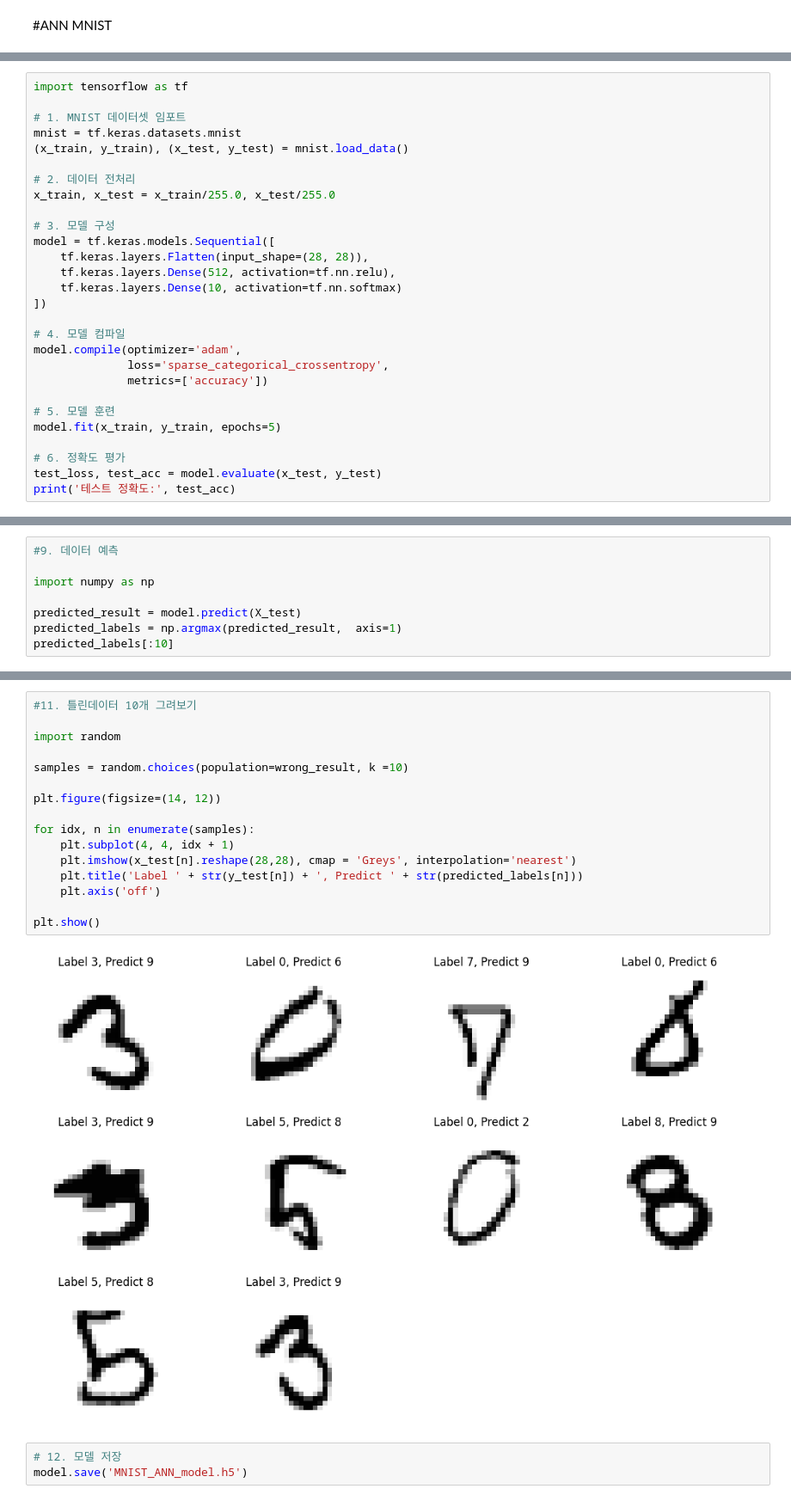
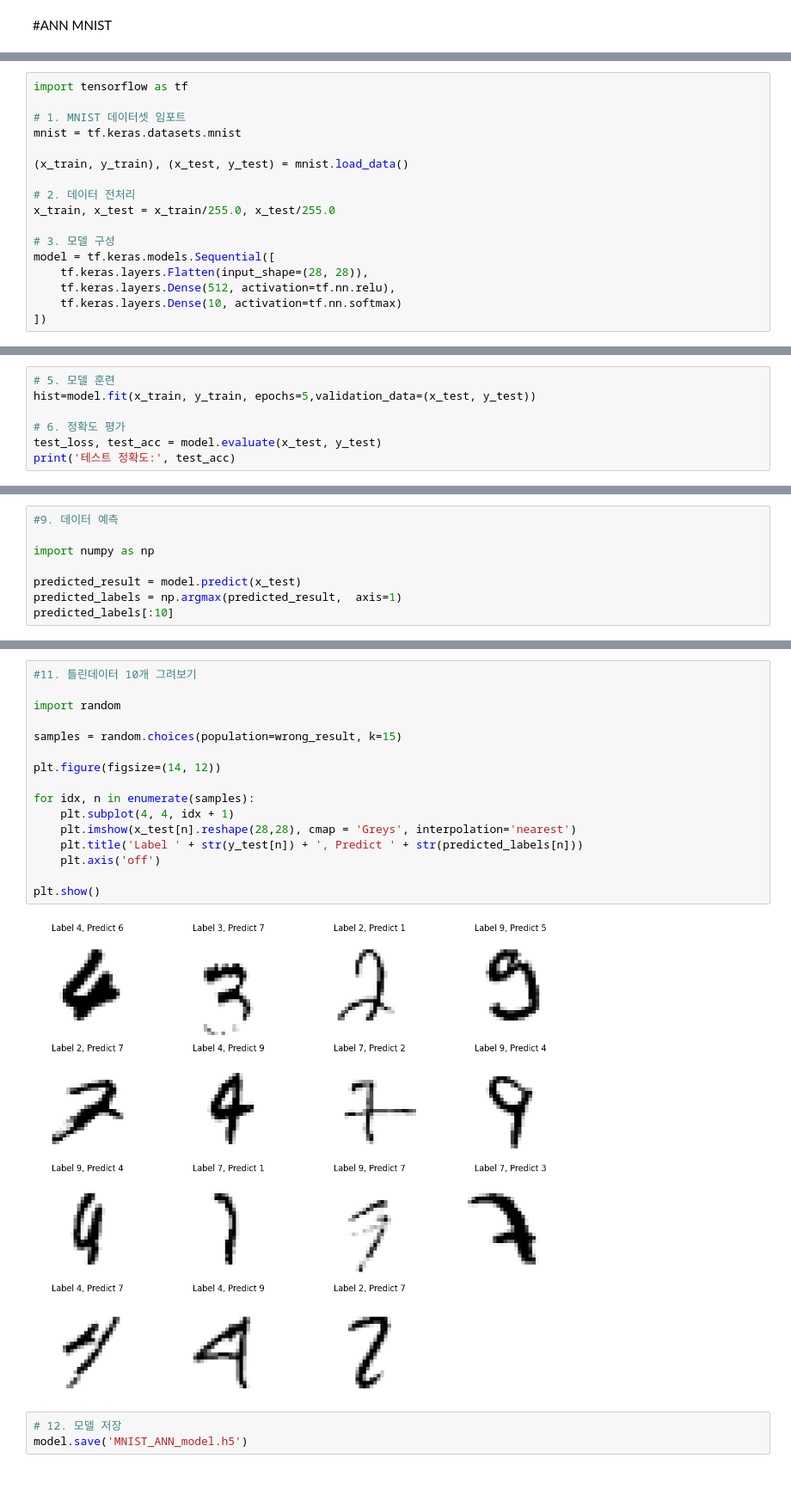
Before and after one commit to bogicho/FlyAI-5, a Jupyter notebook: Day6_ML_CNN.ipynb, the cells around one changed output, grey strips where cells are left out. Shown at 86% size. Drawn from its saved outputs; the diff is of its cells as text.

```diff
--- a/Day6_ML_CNN.ipynb
+++ b/Day6_ML_CNN.ipynb
@@ -7,6 +9,7 @@ import tensorflow as tf
 
 # 1. MNIST 데이터셋 임포트
 mnist = tf.keras.datasets.mnist
+
 (x_train, y_train), (x_test, y_test) = mnist.load_data()
 
 # 2. 데이터 전처리
@@ -18,16 +21,4 @@ model = tf.keras.models.Sequential([
     tf.keras.layers.Dense(512, activation=tf.nn.relu),
     tf.keras.layers.Dense(10, activation=tf.nn.softmax)
 ])
-
-# 4. 모델 컴파일
-model.compile(optimizer='adam',
-              loss='sparse_categorical_crossentropy',
-              metrics=['accuracy'])
-
-# 5. 모델 훈련
-model.fit(x_train, y_train, epochs=5)
-
-# 6. 정확도 평가
-test_loss, test_acc = model.evaluate(x_test, y_test)
-print('테스트 정확도:', test_acc)
 # %% [output]
@@ -45,0 +37,7 @@ Epoch 5/5
+# %%
+# 5. 모델 훈련
+hist=model.fit(x_train, y_train, epochs=5,validation_data=(x_test, y_test))
+
+# 6. 정확도 평가
+test_loss, test_acc = model.evaluate(x_test, y_test)
+print('테스트 정확도:', test_acc)
@@ -72,7 +83,7 @@ Test Accuracy  : 0.9796000123023987
 
 import numpy as np
 
-predicted_result = model.predict(X_test)
+predicted_result = model.predict(x_test)
 predicted_labels = np.argmax(predicted_result,  axis=1)
 predicted_labels[:10]
 # %% [output]
@@ -92,21 +103,21 @@ len(wrong_result)
 # %%
 #11. 틀린데이터 10개 그려보기
 
 import random
 
-samples = random.choices(population=wrong_result, k =10)
+samples = random.choices(population=wrong_result, k=15)
 
 plt.figure(figsize=(14, 12))
 
 for idx, n in enumerate(samples):
     plt.subplot(4, 4, idx + 1)
     plt.imshow(x_test[n].reshape(28,28), cmap = 'Greys', interpolation='nearest')
     plt.title('Label ' + str(y_test[n]) + ', Predict ' + str(predicted_labels[n]))
     plt.axis('off')
 
 plt.show()
 # %% [output]
-[figure, old version]
+[figure, new version]
 # %%
 # 12. 모델 저장
 model.save('MNIST_ANN_model.h5')
```
Also changed, not shown: parts of 78 cells of this notebook.
